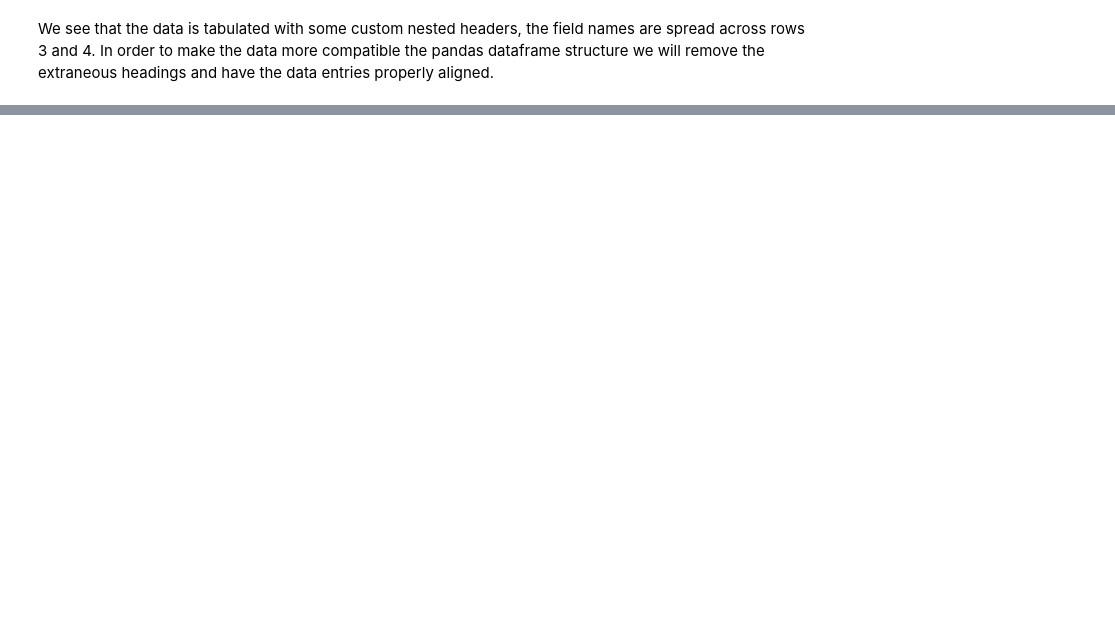
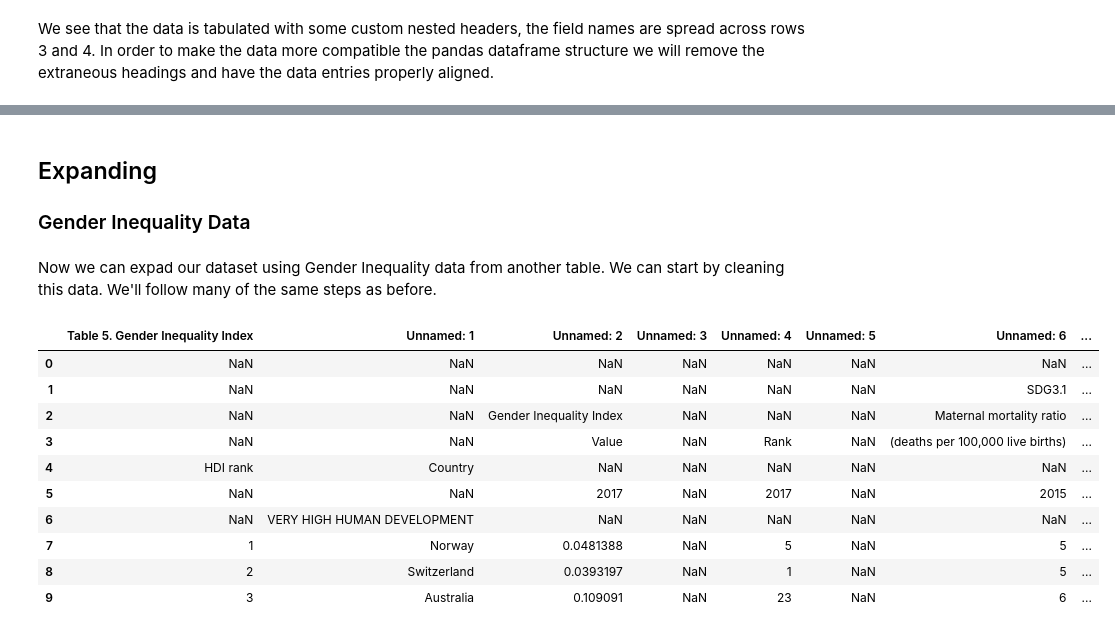
Before and after one commit to eoghancunn/COMP30760, a Jupyter notebook: undp.ipynb, the cells around one changed output, grey strips where cells are left out. Saved outputs shown, nothing was run; the diff lists cells and outputs as text; code cells hidden in the pictures; blank space fills up the shorter version.

```diff
--- a/undp.ipynb
+++ b/undp.ipynb
@@ -111,0 +137,25 @@ data.drop(nan)
+# %% [markdown]
+## Expanding
+
+### Gender Inequality Data
+# %% [markdown]
+Now we can expad our dataset using Gender Inequality data from another table. We can start by cleaning this data. We'll follow many of the same steps as before.
+# %%
+link = "http://hdr.undp.org/sites/default/files/composite_tables/2018_Statistical_Annex_Table_5.xlsx"
+request = Request(url = link, headers = {'User-Agent':'Mozilla/5.0'})
+xld = urlopen(request).read()
+xlds = io.BytesIO(xld)
+df = pd.read_excel(xlds, index_col = False)
+df.head(10)
+# %% [output]
+|  | Table 5. Gender Inequality Index | Unnamed: 1 | Unnamed: 2 | Unnamed: 3 | Unnamed: 4 | Unnamed: 5 | Unnamed: 6 | ... |
+| 0 | NaN | NaN | NaN | NaN | NaN | NaN | NaN | ... |
+| 1 | NaN | NaN | NaN | NaN | NaN | NaN | SDG3.1 | ... |
+| 2 | NaN | NaN | Gender Inequality Index | NaN | NaN | NaN | Maternal mortality ratio | ... |
+| 3 | NaN | NaN | Value | NaN | Rank | NaN | (deaths per 100,000 live births) | ... |
+| 4 | HDI rank | Country | NaN | NaN | NaN | NaN | NaN | ... |
+| 5 | NaN | NaN | 2017 | NaN | 2017 | NaN | 2015 | ... |
+| 6 | NaN | VERY HIGH HUMAN DEVELOPMENT | NaN | NaN | NaN | NaN | NaN | ... |
+| 7 | 1 | Norway | 0.0481388 | NaN | 5 | NaN | 5 | ... |
+| 8 | 2 | Switzerland | 0.0393197 | NaN | 1 | NaN | 5 | ... |
+| 9 | 3 | Australia | 0.109091 | NaN | 23 | NaN | 6 | ... |
```
Also changed, not shown: parts of 80 cells of this notebook.
